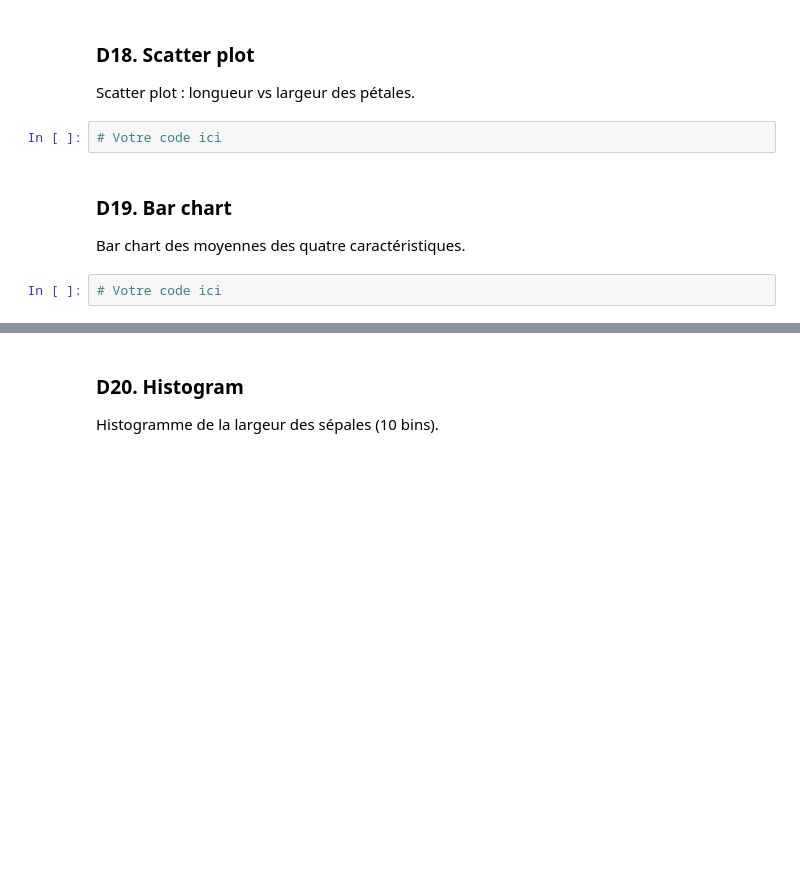
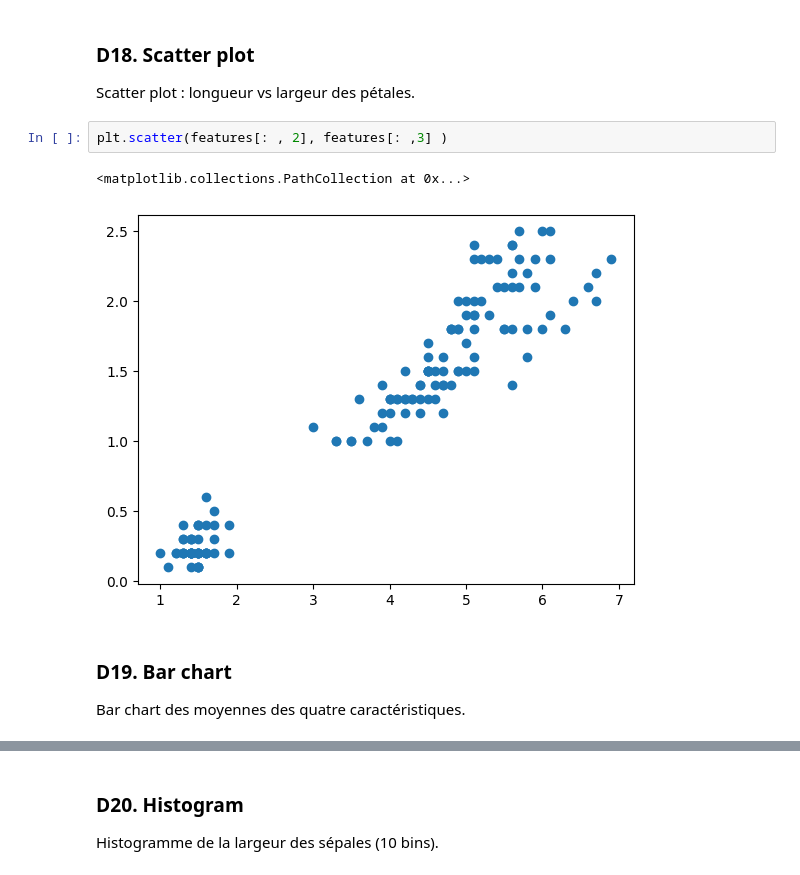
Before and after one commit to USMS-FPK-IA-GI-2025/controle-01-numpy-and-matplotlib-iris-Adilchagri, a Jupyter notebook: notebooks/controle_numpy_matplotlib.ipynb, the cells around one changed output, grey strips where cells are left out. Saved outputs shown, nothing was run; the diff lists cells and outputs as text; blank space fills up the shorter version.

```diff
--- a/notebooks/controle_numpy_matplotlib.ipynb
+++ b/notebooks/controle_numpy_matplotlib.ipynb
@@ -303,10 +307,11 @@ Line plot des longueurs des sépales pour les 50 premières fleurs.
 # %% [markdown]
 ### D18. Scatter plot
 Scatter plot : longueur vs largeur des pétales.
-# %%
-# Votre code ici
+# %%
+plt.scatter(features[: , 2], features[: ,3] )
+# %% [output]
+<matplotlib.collections.PathCollection at 0x...>
+[figure, added]
 # %% [markdown]
 ### D19. Bar chart
 Bar chart des moyennes des quatre caractéristiques.
-# %%
-# Votre code ici
```
Also changed, not shown: parts of 25 cells of this notebook.
